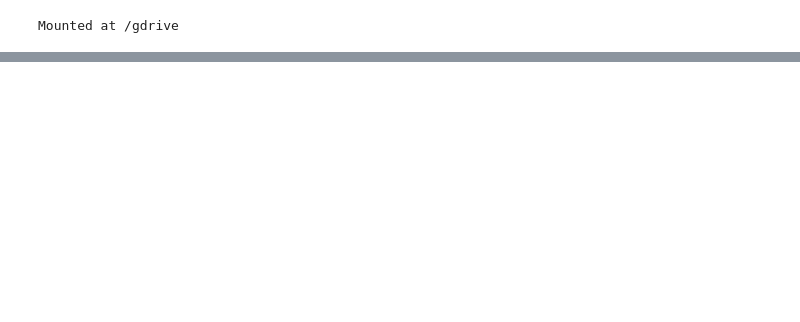
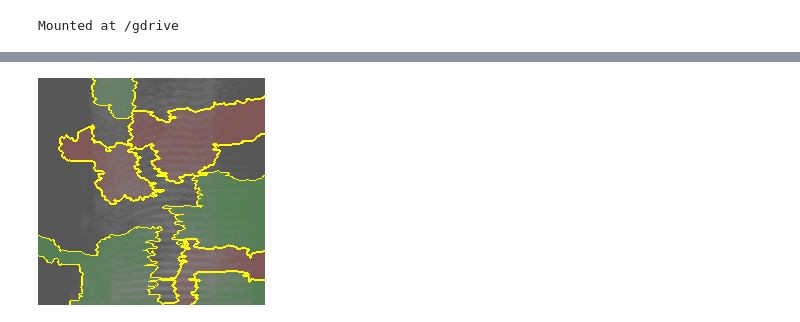
Before and after one commit to lutschdig/XAI_spec_AudioMNIST, a Jupyter notebook: Testing_file.ipynb, the cells around one changed output, grey strips where cells are left out. Cells and saved outputs as stored; diff of their text form; code cells hidden in the pictures; blank space fills up the shorter version.

```diff
--- a/Testing_file.ipynb
+++ b/Testing_file.ipynb
@@ -344,0 +240,6 @@ def create_outputs(selected_outputs,selected_labels,selected_splits,selected_mod
+# %%
+temp, mask = explanation.get_image_and_mask(explanation.top_labels[1], positive_only=False, num_features=10, hide_rest=False)
+#plt.imshow(mark_boundaries(temp / 2 + 0.5, mask))
+ImageOps.flip(array_to_img(mark_boundaries(temp / 2 + 0.5, mask)))
+# %% [output]
+[figure, added]
```
Also changed, not shown: parts of 19 cells of this notebook, 1 other file.
